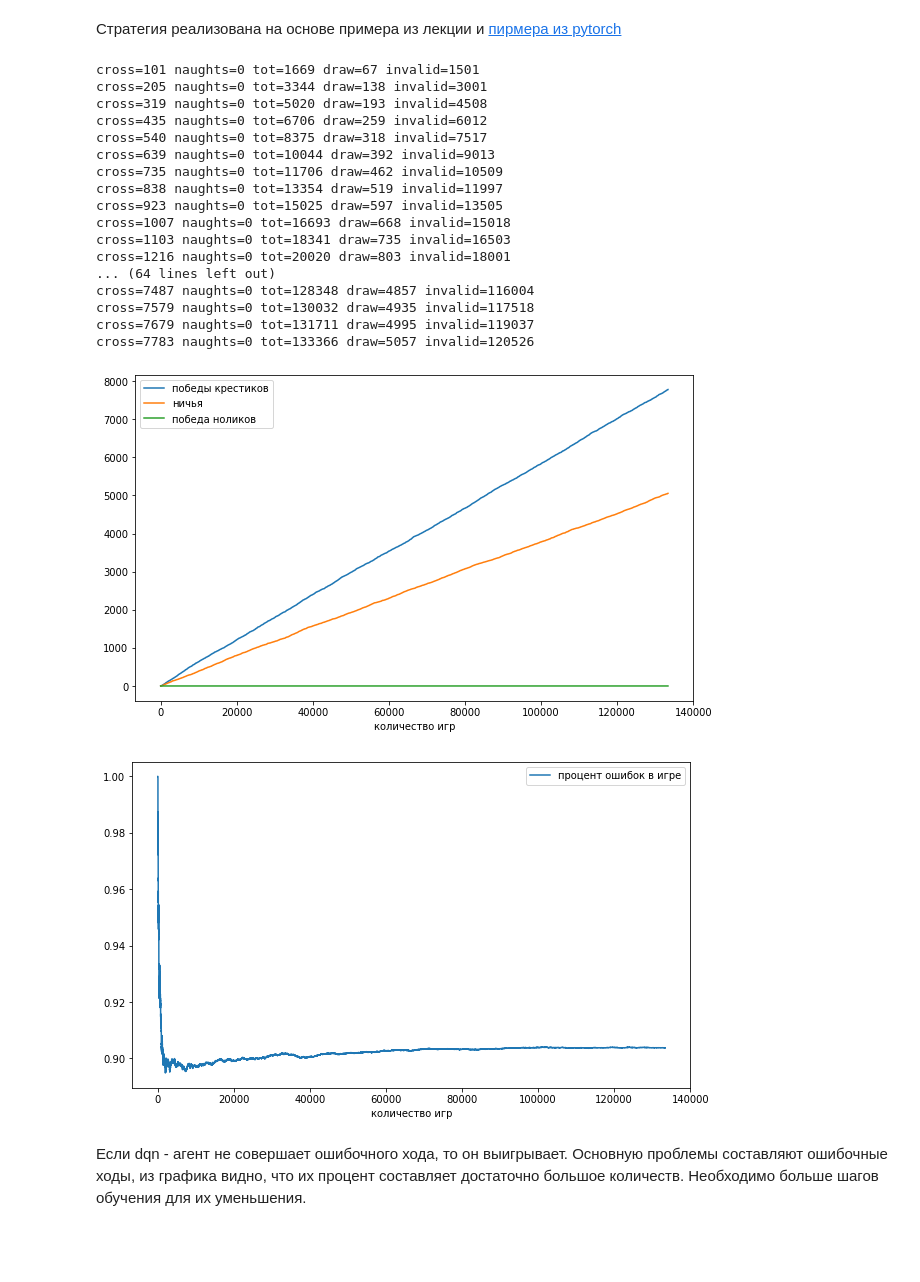
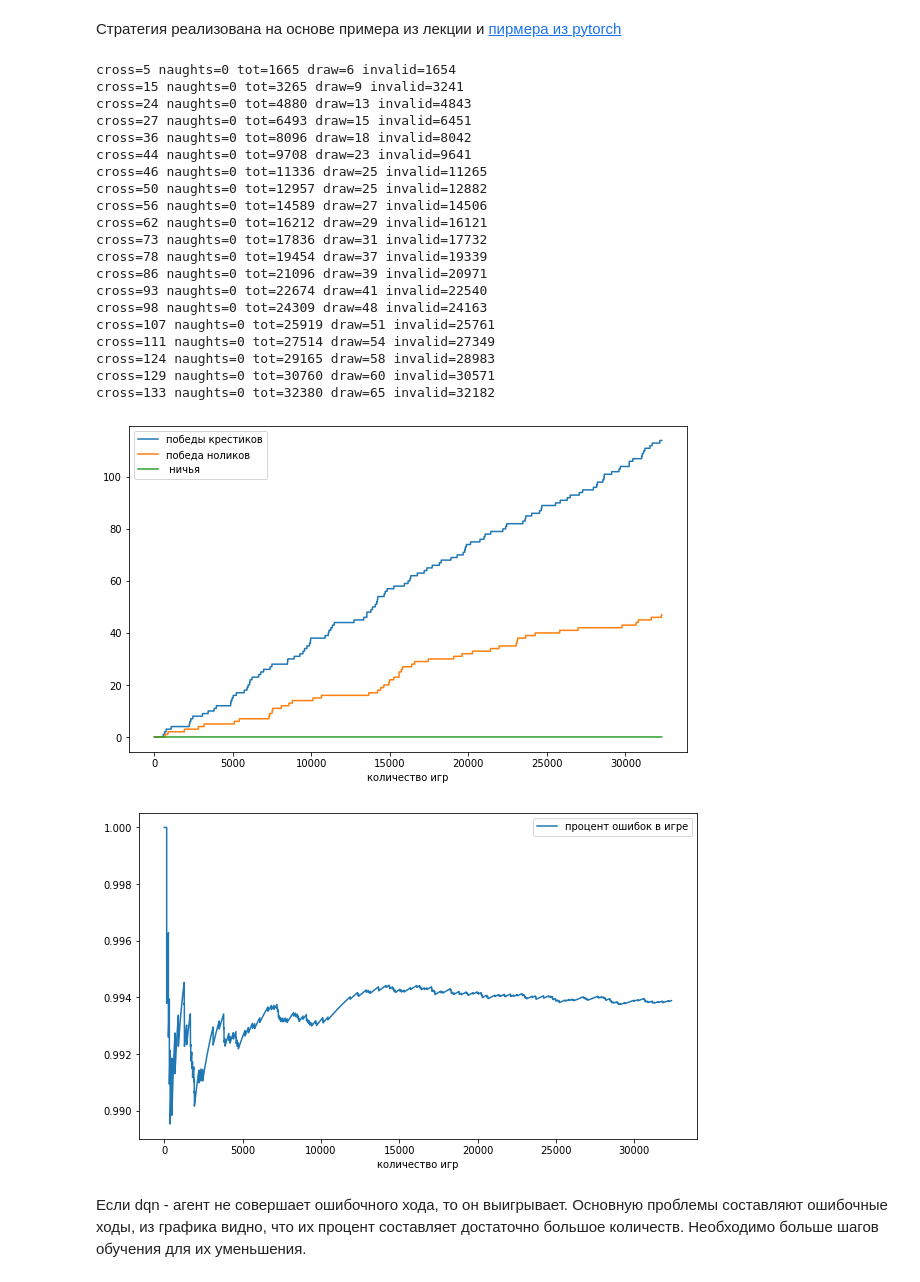
Before and after one commit to Vliseev/made_adl, a Jupyter notebook: hw_2/hw2_2.ipynb, the cells around one changed output. Cells and saved outputs as stored; diff of their text form; code cells hidden in the pictures; blank space fills up the shorter version.

```diff
--- a/hw_2/hw2_2.ipynb
+++ b/hw_2/hw2_2.ipynb
@@ -13,44 +14,47 @@ from dqn_agent import DQNTrainer, DQN1
 # %% [markdown]
 Стратегия реализована на основе примера из лекции и [пирмера из pytorch](https://pytorch.org/tutorials/intermediate/reinforcement_q_learning.html)
 # %%
-env = TicTacToe(4, 4, 3)
-trainer = DQNTrainer(env, memory_size=10_000, batch_size=128)
-counter = trainer.train(1, env, 800_000)
+env = TicTacToe(4, 4, 4)
+trainer = DQNTrainer(env, memory_size=60_000, batch_size=128)
+counter = trainer.train(1, env, 100_000)
 # %% [output]
-cross=101 naughts=0 tot=1669 draw=67 invalid=1501
-cross=205 naughts=0 tot=3344 draw=138 invalid=3001
-cross=319 naughts=0 tot=5020 draw=193 invalid=4508
-cross=435 naughts=0 tot=6706 draw=259 invalid=6012
-cross=540 naughts=0 tot=8375 draw=318 invalid=7517
-cross=639 naughts=0 tot=10044 draw=392 invalid=9013
-cross=735 naughts=0 tot=11706 draw=462 invalid=10509
-cross=838 naughts=0 tot=13354 draw=519 invalid=11997
-cross=923 naughts=0 tot=15025 draw=597 invalid=13505
-cross=1007 naughts=0 tot=16693 draw=668 invalid=15018
-cross=1103 naughts=0 tot=18341 draw=735 invalid=16503
-cross=1216 naughts=0 tot=20020 draw=803 invalid=18001
-... (64 lines left out)
-cross=7487 naughts=0 tot=128348 draw=4857 invalid=116004
-cross=7579 naughts=0 tot=130032 draw=4935 invalid=117518
-cross=7679 naughts=0 tot=131711 draw=4995 invalid=119037
-cross=7783 naughts=0 tot=133366 draw=5057 invalid=120526
+cross=5 naughts=0 tot=1665 draw=6 invalid=1654
+cross=15 naughts=0 tot=3265 draw=9 invalid=3241
+cross=24 naughts=0 tot=4880 draw=13 invalid=4843
+cross=27 naughts=0 tot=6493 draw=15 invalid=6451
+cross=36 naughts=0 tot=8096 draw=18 invalid=8042
+cross=44 naughts=0 tot=9708 draw=23 invalid=9641
+cross=46 naughts=0 tot=11336 draw=25 invalid=11265
+cross=50 naughts=0 tot=12957 draw=25 invalid=12882
+cross=56 naughts=0 tot=14589 draw=27 invalid=14506
+cross=62 naughts=0 tot=16212 draw=29 invalid=16121
+cross=73 naughts=0 tot=17836 draw=31 invalid=17732
+cross=78 naughts=0 tot=19454 draw=37 invalid=19339
+cross=86 naughts=0 tot=21096 draw=39 invalid=20971
+cross=93 naughts=0 tot=22674 draw=41 invalid=22540
+cross=98 naughts=0 tot=24309 draw=48 invalid=24163
+cross=107 naughts=0 tot=25919 draw=51 invalid=25761
+cross=111 naughts=0 tot=27514 draw=54 invalid=27349
+cross=124 naughts=0 tot=29165 draw=58 invalid=28983
+cross=129 naughts=0 tot=30760 draw=60 invalid=30571
+cross=133 naughts=0 tot=32380 draw=65 invalid=32182
 # %%
 plt.figure(figsize=(10,6))
 x, y = counter.tot_list,  counter.cross_list
 ax1, = plt.plot(x,y, linestyle='-')
 
 x, y = counter.tot_list,  counter.draw_list
 ax2, = plt.plot(x,y, linestyle='-')
 
 x, y = counter.tot_list,  counter.naughts_list
 ax3, = plt.plot(x,y, linestyle='-')
 
 
-plt.legend([ax1, ax2, ax3], ['победы крестиков', 'ничья', 'победа ноликов'])
+plt.legend([ax1, ax2, ax3], ['победы крестиков', 'победа ноликов', ' ничья'])
 plt.xlabel('количество игр')
 plt.show()
 # %% [output]
-[figure, old version]
+[figure, new version]
 # %%
 invalid_perc = [float(inv)/float(tot) for inv, tot in zip(counter.invalid_list, counter.tot_list)]
 # %%
@@ -62,6 +66,6 @@ plt.legend([ax1], ['процент ошибок в игре'])
 plt.xlabel('количество игр')
 plt.show()
 # %% [output]
-[figure, old version]
+[figure, new version]
 # %% [markdown]
 Если dqn - агент не совершает ошибочного хода, то он выигрывает. Основную проблемы составляют ошибочные ходы, из графика видно, что их процент составляет достаточно большое количеств. Необходимо больше шагов обучения для их уменьшения.
```
Also changed, not shown: parts of 4 cells of this notebook, 1 other file.
